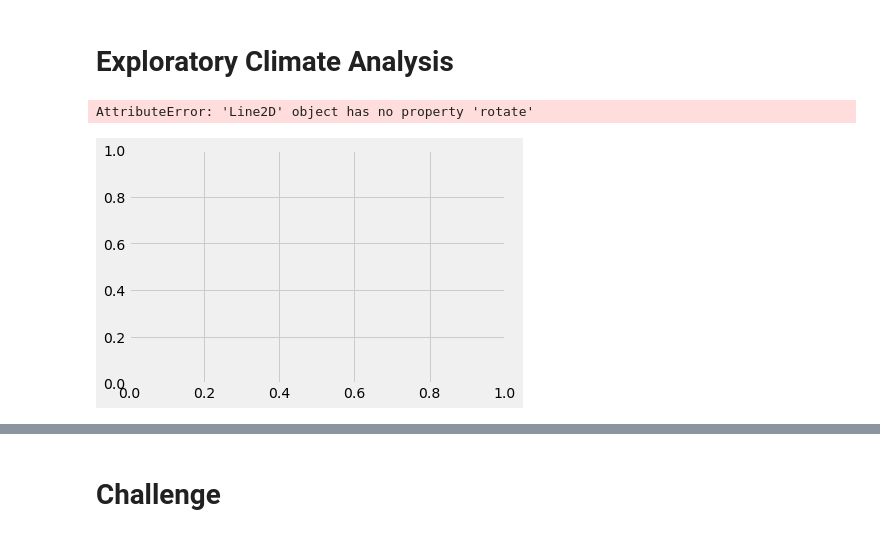
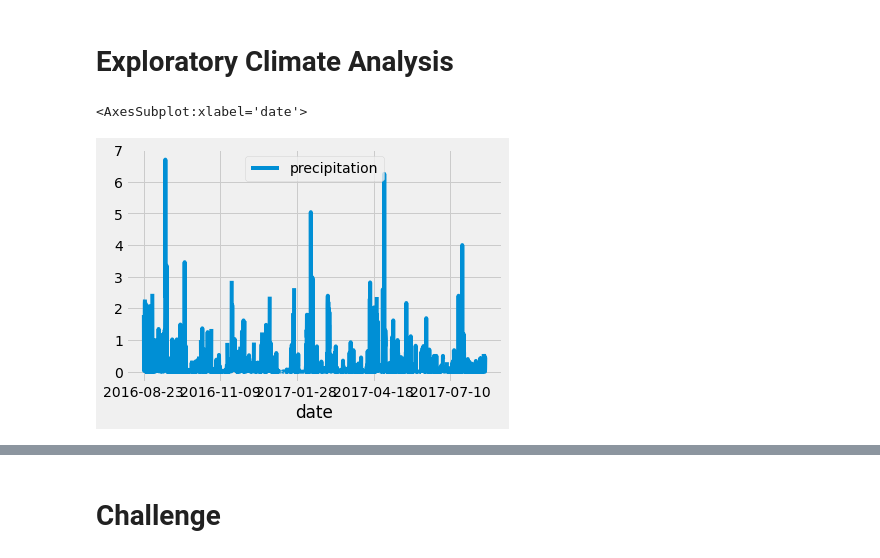
Before and after one commit to joseperez72/surfs_up, a Jupyter notebook: climate_analysis.ipynb, the cells around one changed output, grey strips where cells are left out. Cells and saved outputs as stored; diff of their text form; code cells hidden in the pictures.

```diff
--- a/climate_analysis.ipynb
+++ b/climate_analysis.ipynb
@@ -40,21 +40,21 @@ session = Session(engine)
 # %%
 # Design a query to retrieve the last 12 months of precipitation data and plot the results.
 #Starting from the last data point in the database.
 prev_year = dt.date(2017, 8, 23)
 # Calculate the date one year from the last date in data set.
 prev_year = dt.date(2017, 8, 23) - dt.timedelta(days=365)
 # Perform a query to retrieve the data and precipitation scores
 results = []
 results = session.query(Measurement.date, Measurement.prcp).filter(Measurement.date >= prev_year).all()
 # Save the query results as a Pandas DataFrame and set the index to the date column
 df = pd.DataFrame(results, columns=['date','precipitation'])
 # Sort the dataframe by date
 df.set_index(df['date'], inplace=True)
 df = df.sort_index()
 # Use Pandas Plotting with Matplotlib to plot the data
-df.plot(='vertical')
+df.plot()
 # %% [output]
-AttributeError: 'Line2D' object has no property 'rotate'
+<AxesSubplot:xlabel='date'>
-[figure, old version]
+[figure, new version]
 # %%
 # Use Pandas to calcualte the summary statistics for the precipitation data
```
Also changed, not shown: parts of 5 cells of this notebook.
